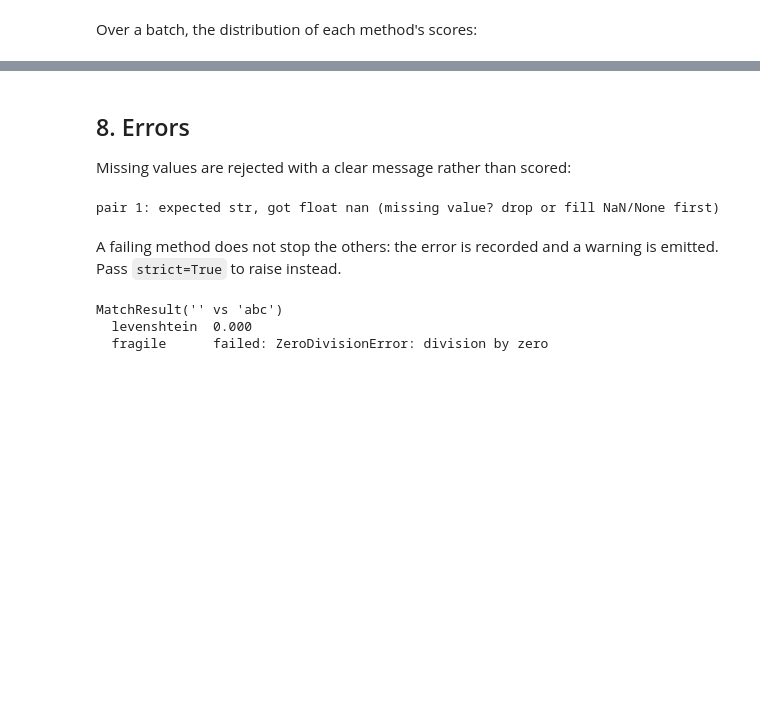
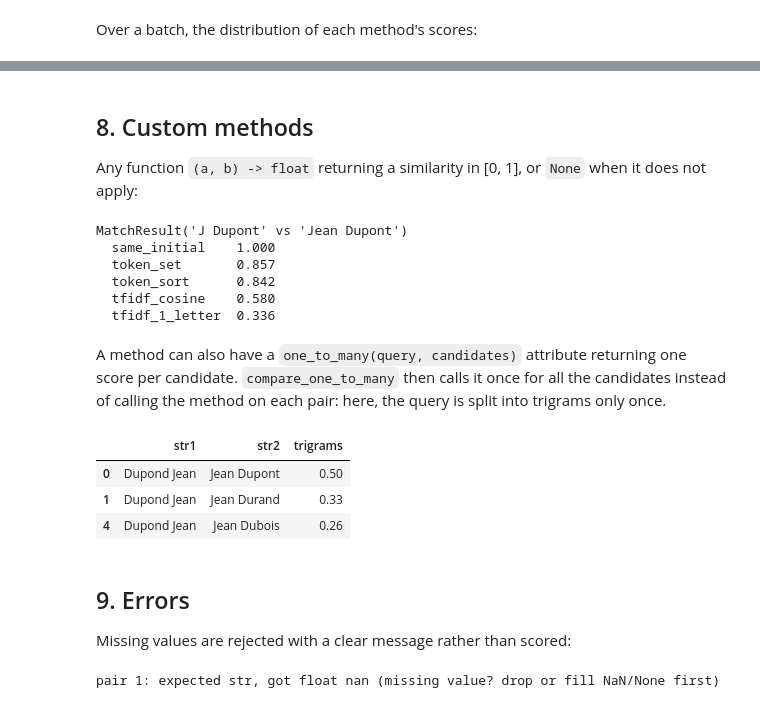
Before and after one commit to berangerthomas/PARISIM, a Jupyter notebook: examples/demo.ipynb, the cells around one changed output, grey strips where cells are left out. Saved outputs shown, nothing was run; the diff lists cells and outputs as text; code cells hidden in the pictures; blank space fills up the shorter version.

```diff
--- a/examples/demo.ipynb
+++ b/examples/demo.ipynb
@@ -149,3 +163,15 @@ Character and word methods cannot tell that *voiture* and *automobile* mean the
 # %%
-Matcher(["levenshtein", "embedding"]).compare("voiture rouge", "automobile rouge")
+def best_matches(matcher, query, candidates):
+    found = matcher.compare_one_to_many(query, candidates).to_pandas()
+    found = found.set_index("str2").drop(columns="str1")
+    return pd.DataFrame({"best match": found.idxmax(), "score": found.max().round(2)})
+
+
+first_names = ["Jean", "Marie", "Pierre", "Sophie", "Louis", "Camille", "Paul", "Julie"]
+last_names = ["Dupont", "Durand", "Martin", "Bernard", "Dubois", "Moreau", "Petit"]
+names = [f"{first} {last}" for first in first_names for last in last_names]
+
+search = Matcher(["jaro_winkler", "token_sort", "metaphone"], preprocess=normalize)
+search.add_method("embedding", multilingual)
+best_matches(search, "Dupond Jean", names)
 # %% [output]
@@ -206,21 +229,59 @@ MatchResult('J Dupont' vs 'Jean Dupont')
 # %% [markdown]
-## 8. Errors
+## 8. Custom methods
 
-Missing values are rejected with a clear message rather than scored:
+Any function `(a, b) -> float` returning a similarity in [0, 1], or `None` when it does not apply:
 # %%
-try:
-    Matcher().compare_batch([("Jean", "Jan"), ("Marie", float("nan"))])
-except TypeError as error:
-    print(error)
+from functools import partial
+
+from parisim.methods import tfidf_cosine
+
+m = Matcher(categories="token")
+m.add_method("same_initial", lambda a, b: float(a[:1].lower() == b[:1].lower()))
+m.add_method("tfidf_1_letter", partial(tfidf_cosine, token_pattern=r"(?u)\b\w+\b"))
+m.compare("J Dupont", "Jean Dupont")
 # %% [output]
-pair 1: expected str, got float nan (missing value? drop or fill NaN/None first)
+MatchResult('J Dupont' vs 'Jean Dupont')
+  same_initial    1.000
+  token_set       0.857
+  token_sort      0.842
+  tfidf_cosine    0.580
+  tfidf_1_letter  0.336
 # %% [markdown]
-A failing method does not stop the others: the error is recorded and a warning is emitted. Pass `strict=True` to raise instead.
+A method can also have a `one_to_many(query, candidates)` attribute returning one score per candidate. `compare_one_to_many` then calls it once for all the candidates instead of calling the method on each pair: here, the query is split into trigrams only once.
 # %%
-m = Matcher("levenshtein")
-m.add_method("fragile", lambda a, b: 1 / len(a))
-m.compare("", "abc")
+def trigrams(text):
+    text = f"  {text.lower()} "
+    return {text[i : i + 3] for i in range(len(text) - 2)}
+
+
+def trigram_jaccard(a, b):
+    ta, tb = trigrams(a), trigrams(b)
+    return len(ta & tb) / len(ta | tb)
+
+
+def trigram_jaccard_one_to_many(query, candidates):
+    tq = trigrams(query)
+    return [len(tq & tc) / len(tq | tc) for tc in map(trigrams, candidates)]
+
+
+trigram_jaccard.one_to_many = trigram_jaccard_one_to_many
+
+m = Matcher(methods=[])
+m.add_method("trigrams", trigram_jaccard)
+m.compare_one_to_many("Dupond Jean", names).to_pandas().nlargest(3, "trigrams").round(2)
 # %% [output]
-MatchResult('' vs 'abc')
-  levenshtein  0.000
-  fragile      failed: ZeroDivisionError: division by zero
+|  | str1 | str2 | trigrams |
+| 0 | Dupond Jean | Jean Dupont | 0.50 |
+| 1 | Dupond Jean | Jean Durand | 0.33 |
+| 4 | Dupond Jean | Jean Dubois | 0.26 |
+# %% [markdown]
+## 9. Errors
+
+Missing values are rejected with a clear message rather than scored:
+# %%
+try:
+    Matcher().compare_batch([("Jean", "Jan"), ("Marie", float("nan"))])
+except TypeError as error:
+    print(error)
+# %% [output]
+pair 1: expected str, got float nan (missing value? drop or fill NaN/None first)
```
Also changed, not shown: parts of 17 cells of this notebook, 10 other files.
